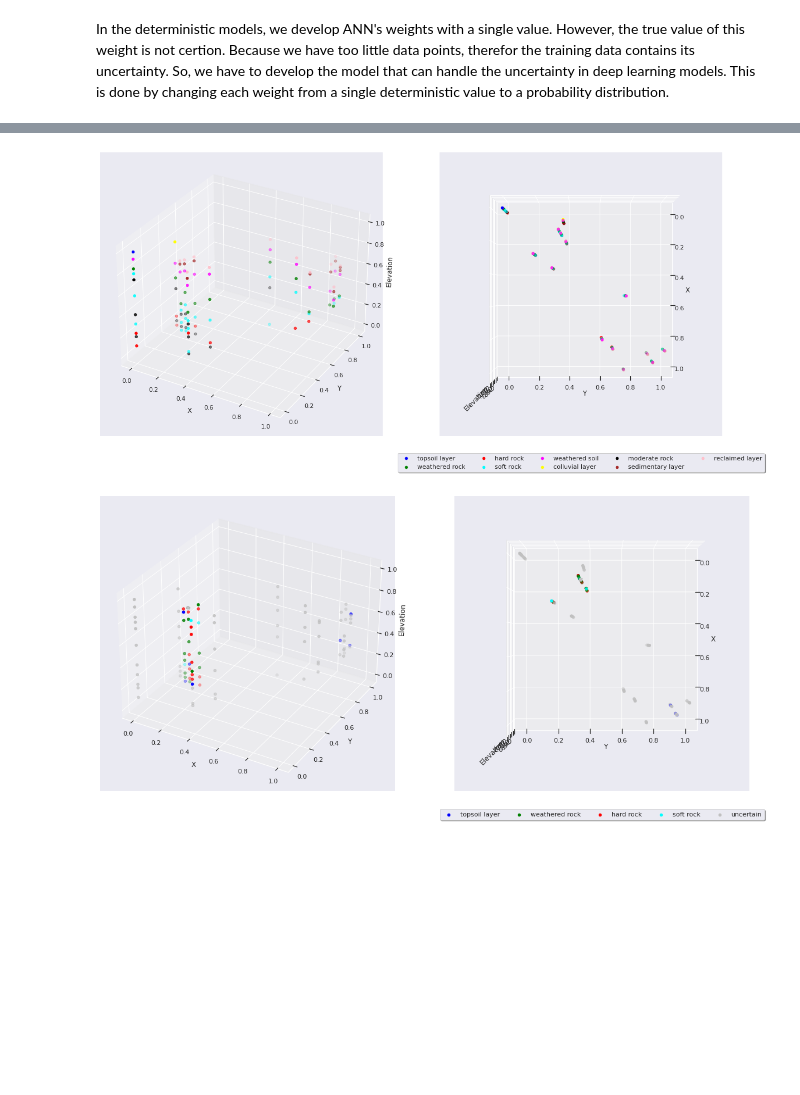
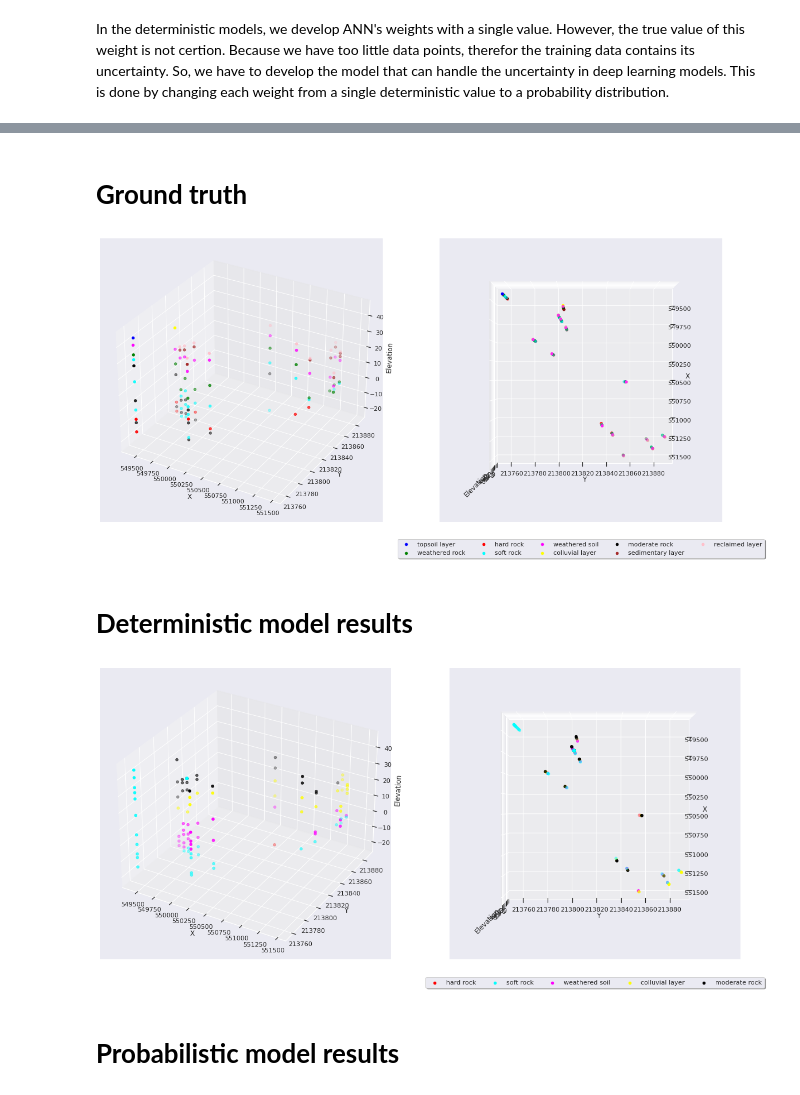
Before and after one commit to daitranskku/soil_properties, a Jupyter notebook: regression_models.ipynb, the cells around one changed output, grey strips where cells are left out. Drawn from its saved outputs; the diff is of its cells as text; code cells hidden in the pictures; blank space fills up the shorter version.

```diff
--- a/regression_models.ipynb
+++ b/regression_models.ipynb
@@ -70,6 +70,8 @@ from tensorflow.keras.callbacks import ModelCheckpoint, EarlyStopping
 # %%
 def create_model(dim):
     model = Sequential([
+        Dense(10, activation = 'relu', kernel_initializer='he_normal', input_dim = dim),
+        Dense(10, activation = 'relu', kernel_initializer='he_normal', input_dim = dim),
         Dense(10, activation = 'relu', kernel_initializer='he_normal', input_dim = dim),
         Dense(1, kernel_initializer='normal', activation='linear')
     ])
@@ -107,7 +109,7 @@ model = create_model(dim = 3)
 # %%
 %%time
 hist = model.fit(normalized_X_train_ntb, y_train_ntb,
-                  epochs = 100, verbose=1,
+                  epochs = 200, verbose=1,
                 batch_size=10,
                 callbacks=callbacks)
 #                 validation_data=(normalized_X_train_tb,y_train_tb))
@@ -261,4 +294,5 @@ def get_model_best_epoch(model, model_type):
 # %%
-model_best = get_model_best_epoch(model_prob, model_type = 'probabilistic')
+# model_best = get_model_best_epoch(model_prob, model_type = 'probabilistic')
+model_best = get_model_best_epoch(model, model_type = 'deterministic')
 # %%
 y_predict = np.around(model_best.predict(normalized_X_train_ntb)).astype(int)
@@ -303,10 +301,16 @@ label_colours = ['blue', 'green', 'red', 'cyan',
+# %% [markdown]
+# **Ground truth**
 # %%
-plot_data(normalized_X_train_ntb, y_train_ntb, labels, label_colours)
+plot_data(X_train_ntb, y_train_ntb, labels, label_colours)
 plt.show()
 # %% [output]
-[figure, old version]
+[figure, new version]
+# %% [markdown]
+# **Deterministic model results**
 # %%
-plot_data(normalized_X_train_ntb, y_predict, labels, label_colours)
+plot_data(X_train_ntb, y_predict, labels, label_colours)
 plt.show()
 # %% [output]
-[figure, old version]
+[figure, new version]
+# %% [markdown]
+# **Probabilistic model results**
```
Also changed, not shown: parts of 21 cells of this notebook.
